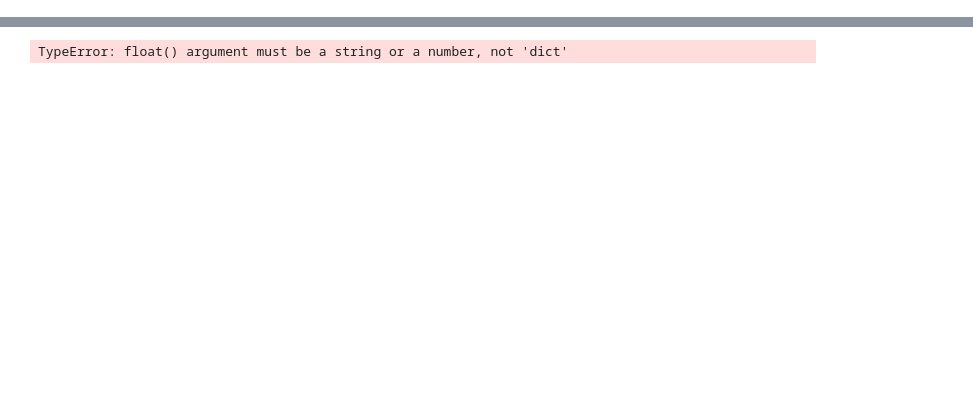
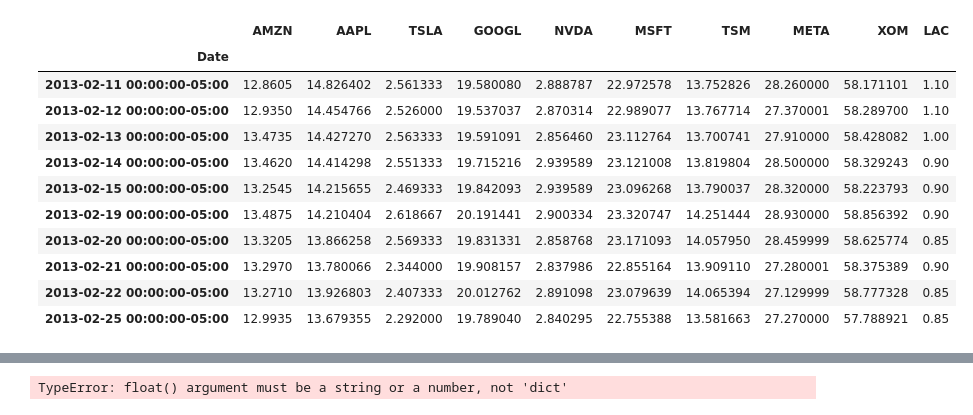
Before and after one commit to Xipilscode/CAPTS-_Comprehensive_Allocation_and_Portfolio_Trading_Solution, a Jupyter notebook: Capital_Allocation_Optimization/capital_allocation_optimization.ipynb, the cells around one changed output, grey strips where cells are left out. Saved outputs shown, nothing was run; the diff lists cells and outputs as text; code cells hidden in the pictures; blank space fills up the shorter version.

```diff
--- a/Capital_Allocation_Optimization/capital_allocation_optimization.ipynb
+++ b/Capital_Allocation_Optimization/capital_allocation_optimization.ipynb
@@ -4,0 +167,17 @@
+# %%
+# Review first and last 10 rows for stocks assets class
+display(df_stocks.head(10))
+df_stocks.tail(10)
+# %% [output]
+|  | AMZN | AAPL | TSLA | GOOGL | NVDA | MSFT | TSM | META | XOM | LAC |
+| Date |  |  |  |  |  |  |  |  |  |  |
+| 2013-02-11 00:00:00-05:00 | 12.8605 | 14.826402 | 2.561333 | 19.580080 | 2.888787 | 22.972578 | 13.752826 | 28.260000 | 58.171101 | 1.10 |
+| 2013-02-12 00:00:00-05:00 | 12.9350 | 14.454766 | 2.526000 | 19.537037 | 2.870314 | 22.989077 | 13.767714 | 27.370001 | 58.289700 | 1.10 |
+| 2013-02-13 00:00:00-05:00 | 13.4735 | 14.427270 | 2.563333 | 19.591091 | 2.856460 | 23.112764 | 13.700741 | 27.910000 | 58.428082 | 1.00 |
+| 2013-02-14 00:00:00-05:00 | 13.4620 | 14.414298 | 2.551333 | 19.715216 | 2.939589 | 23.121008 | 13.819804 | 28.500000 | 58.329243 | 0.90 |
+| 2013-02-15 00:00:00-05:00 | 13.2545 | 14.215655 | 2.469333 | 19.842093 | 2.939589 | 23.096268 | 13.790037 | 28.320000 | 58.223793 | 0.90 |
+| 2013-02-19 00:00:00-05:00 | 13.4875 | 14.210404 | 2.618667 | 20.191441 | 2.900334 | 23.320747 | 14.251444 | 28.930000 | 58.856392 | 0.90 |
+| 2013-02-20 00:00:00-05:00 | 13.3205 | 13.866258 | 2.569333 | 19.831331 | 2.858768 | 23.171093 | 14.057950 | 28.459999 | 58.625774 | 0.85 |
+| 2013-02-21 00:00:00-05:00 | 13.2970 | 13.780066 | 2.344000 | 19.908157 | 2.837986 | 22.855164 | 13.909110 | 27.280001 | 58.375389 | 0.90 |
+| 2013-02-22 00:00:00-05:00 | 13.2710 | 13.926803 | 2.407333 | 20.012762 | 2.891098 | 23.079639 | 14.065394 | 27.129999 | 58.777328 | 0.85 |
+| 2013-02-25 00:00:00-05:00 | 12.9935 | 13.679355 | 2.292000 | 19.789040 | 2.840295 | 22.755388 | 13.581663 | 27.270000 | 57.788921 | 0.85 |
```
Also changed, not shown: parts of 35 cells of this notebook.
